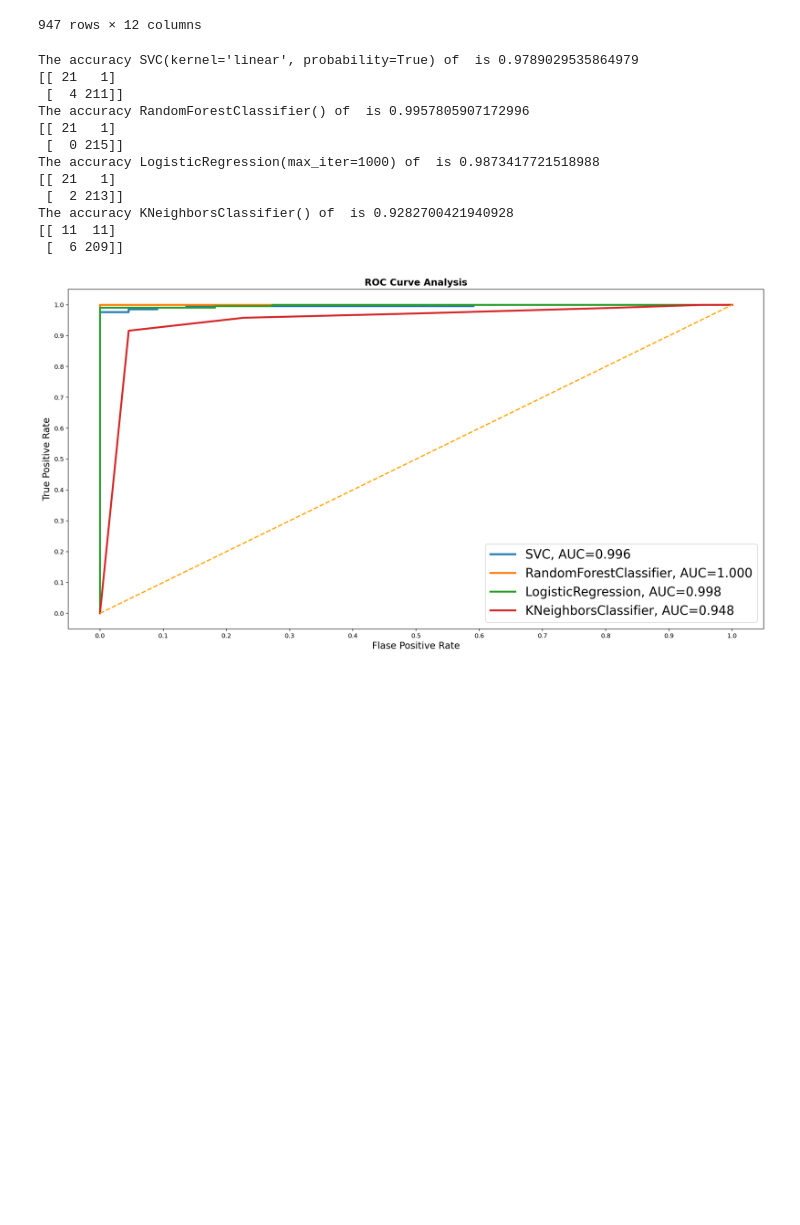
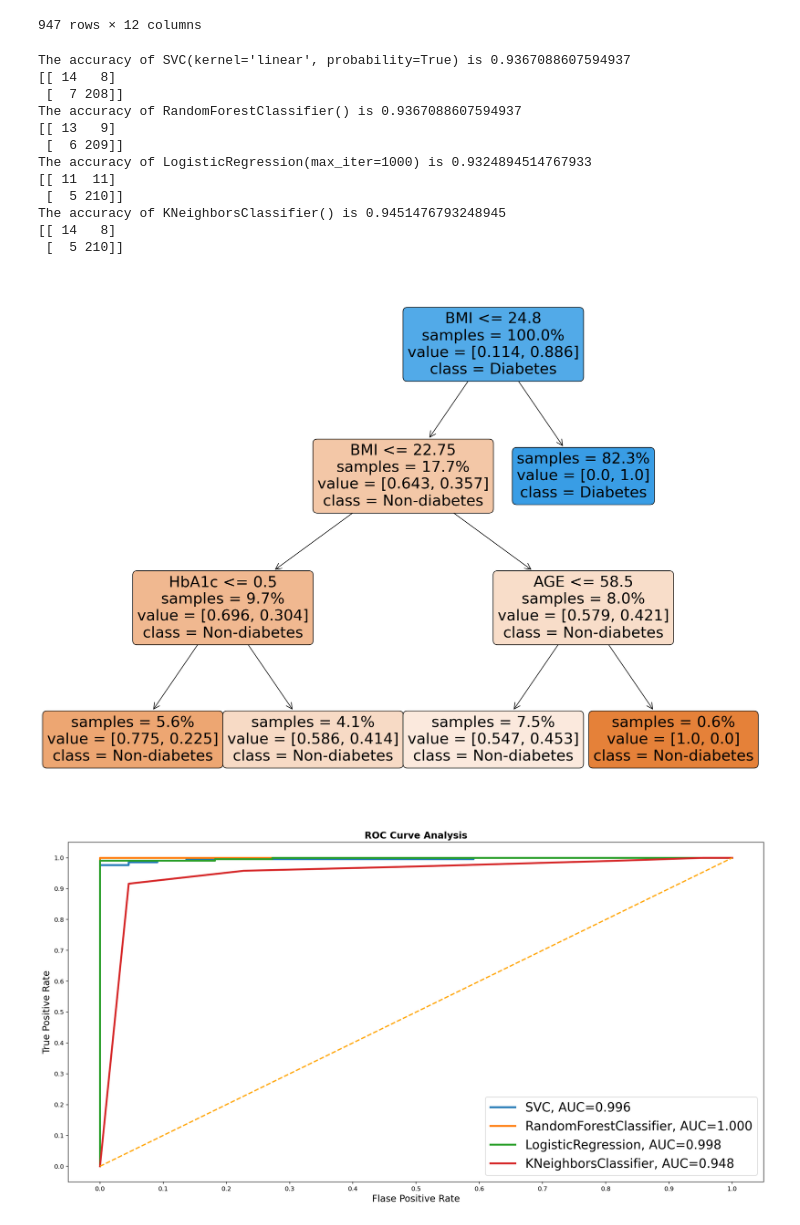
Before and after one commit to QizheCui/Diabetes-Squad, a Jupyter notebook: EDA/models_comparision.ipynb, the cells around one changed output. Drawn from its saved outputs; the diff is of its cells as text; code cells hidden in the pictures; blank space fills up the shorter version.

```diff
--- a/EDA/models_comparision.ipynb
+++ b/EDA/models_comparision.ipynb
@@ -51,21 +56,36 @@ for model in hungry_model_ls:
     full_model_ls.append(model)
     y_pred = model.predict(X_test)
     accuracy = np.mean(y_pred == y_test)
-    print(f"The accuracy {model} of  is {accuracy}")
+    print(f"The accuracy of {model} is {accuracy}")
     print(metrics.confusion_matrix(y_test, y_pred))
 # %% [output]
-The accuracy SVC(kernel='linear', probability=True) of  is 0.9789029535864979
-[[ 21   1]
- [  4 211]]
-The accuracy RandomForestClassifier() of  is 0.9957805907172996
-[[ 21   1]
- [  0 215]]
-The accuracy LogisticRegression(max_iter=1000) of  is 0.9873417721518988
-[[ 21   1]
- [  2 213]]
-The accuracy KNeighborsClassifier() of  is 0.9282700421940928
+The accuracy of SVC(kernel='linear', probability=True) is 0.9367088607594937
+[[ 14   8]
+ [  7 208]]
+The accuracy of RandomForestClassifier() is 0.9367088607594937
+[[ 13   9]
+ [  6 209]]
+The accuracy of LogisticRegression(max_iter=1000) is 0.9324894514767933
 [[ 11  11]
- [  6 209]]
+ [  5 210]]
+The accuracy of KNeighborsClassifier() is 0.9451476793248945
+[[ 14   8]
+ [  5 210]]
+# %%
+# plot tree
+from sklearn.tree import DecisionTreeClassifier, plot_tree, export_graphviz
+clf = DecisionTreeClassifier(max_depth=3)
+clf.fit(X_train, y_train)
+fig = plt.figure(figsize=(20,15))
+treeview = plot_tree(clf,feature_names=['AGE','HbA1c','BMI','Male','Female'],
+                   class_names=["Non-diabetes","Diabetes"],
+                   filled=True,
+                   impurity=False,
+                   rounded=True,
+                   proportion=True,
+                   max_depth=4)
+# %% [output]
+[figure, added]
 # %%
 # ROC analysis
 from sklearn.metrics import roc_curve, roc_auc_score
```
Also changed, not shown: parts of 2 cells of this notebook, 4 other files.
